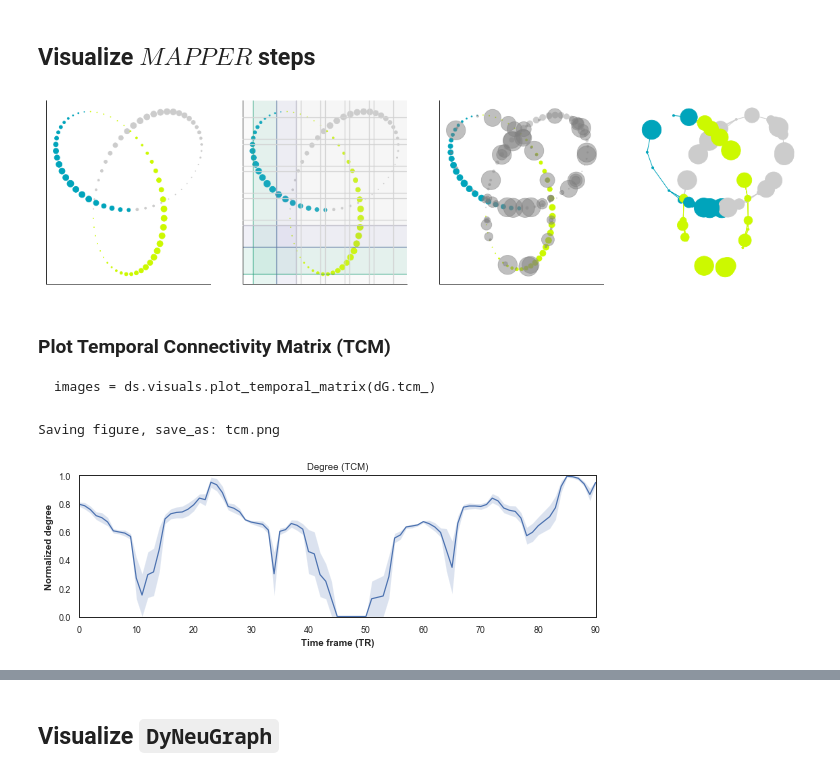
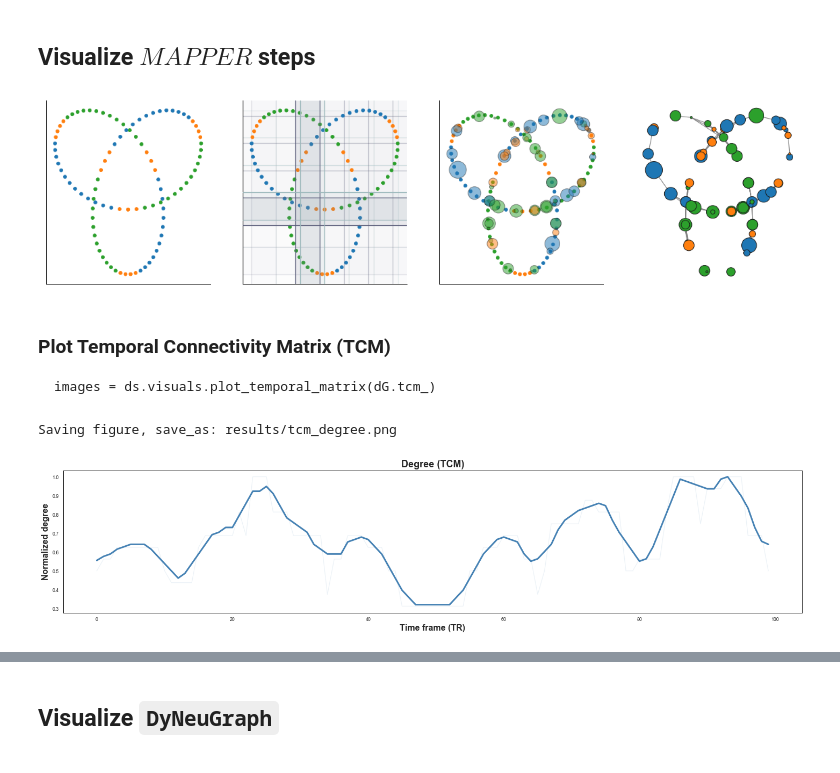
Before and after one commit to braindynamicslab/dyneusr-notebooks, a Jupyter notebook: 01_trefoil_knot/01_trefoil_knot.ipynb, the cells around one changed output, grey strips where cells are left out. Drawn from its saved outputs; the diff is of its cells as text; code cells hidden in the pictures.

Commit message:
update notebook + data loading script

````diff
--- a/01_trefoil_knot/01_trefoil_knot.ipynb
+++ b/01_trefoil_knot/01_trefoil_knot.ipynb
@@ -74,7 +73,10 @@ KeplerMapper()
 # %%
 # run MAPPER
 lens = mapper.fit_transform(X, projection=projection)
-graph = mapper.map(lens, X_inverse, clusterer=clusterer, coverer=cover)
+graph = mapper.map(lens, X_inverse, clusterer, cover)
+
+# cache parameters, results for later
+mapped = Bunch(X=X, lens=lens, graph=graph, clusterer=clusterer, cover=cover)
 # %% [output]
 ..Composing projection pipeline of length 1:
         Projections: [0, 1]
@@ -144,34 +144,41 @@ fig, ax = plt.subplots(1, 4, figsize=(20,5))
 cmap = data.cmap
 norm = data.norm
 
+# colors, size for nodes
+node_size = [10*len(y[dG.G_.nodes[n]['members']])**2 for n in dG.G_]
+node_color = [Counter(y[dG.G_.nodes[n]['members']]).most_common()[0][0] for n in dG.G_]
+node_color = [data.cmap(data.norm(_)) for _ in node_color]
+
+
 # [1] draw lens
-ax[0].scatter(*lens.T, c=y, s=s, cmap=cmap, norm=norm)
+ax[0].scatter(*lens.T, c=y, cmap=cmap, norm=norm)
 
 
 # [2] draw lens with cover
-ax[1].scatter(*lens.T,  c=y, s=s, cmap=cmap, norm=norm)
+ax[1].scatter(*lens.T,  c=y, cmap=cmap, norm=norm)
 _ = draw_cover(ax=ax[1], graph=graph, lens=lens, cover=mapped.cover)
 
 
 # [3] draw clusters
-ax[2].scatter(*lens.T, c=y, s=s, cmap=cmap, norm=norm)
-_ = draw_nx(graph, meta=y, lens=lens, pos="inverse",
-        edges=False, alpha=0.5, node_color='gray', layout=None,
-        node_size=10*s, cmap=cmap, norm=norm, ax=ax[2])
+ax[2].scatter(*lens.T, c=y, cmap=cmap, norm=norm)
+_ = draw_nx(graph, meta=y, lens=lens, pos="inverse", layout=None,
+            node_color=node_color, node_size=node_size,
+            cmap=cmap, norm=norm, alpha=0.5,
+            edges=False, ax=ax[2])
 
 
 # [4] draw shape graph
-_ = draw_nx(graph, meta=y, lens=lens, pos="inverse",
-            node_size=10*s, width=1, layout=None,
-            cmap=cmap, norm=norm, ax=ax[3])
-_.axis('off')
+_ = draw_nx(graph, meta=y, lens=lens, pos="inverse", layout=None,
+            node_color=node_color, node_size=node_size,
+            edge_color='gray', width=1, ax=ax[3])
+ax[3].axis('off')
 
 
 # finish
 for _ in ax:
     despine(_)
 # %% [output]
-[figure, old version]
+[figure, new version]
 # %% [markdown]
 ### Plot Temporal Connectivity Matrix (TCM)
 
@@ -180,15 +187,11 @@ images = ds.visuals.plot_temporal_matrix(dG.tcm_)
 ```
 # %%
 # plot normalized TCM
-tcm_image = ds.visuals.plot_temporal_matrix(
-    dG.tcm_, windows=[1,2,5,10], show=True,
-    save_as='tcm.png'
+tcm_image = ds.visuals.plot_temporal_degree(
+    dG.tcm_, window=5, show=True, save_as='results/tcm_degree.png'
 )
-
-# assign image to each node
-tcm_images = [tcm_image for _ in dG.G_]
 # %% [output]
-Saving figure, save_as: tcm.png
+Saving figure, save_as: results/tcm_degree.png
-[figure, old version]
+[figure, new version]
 # %%
 # annotate dG with images
````
Also changed, not shown: parts of 11 cells of this notebook, 1 other file.
